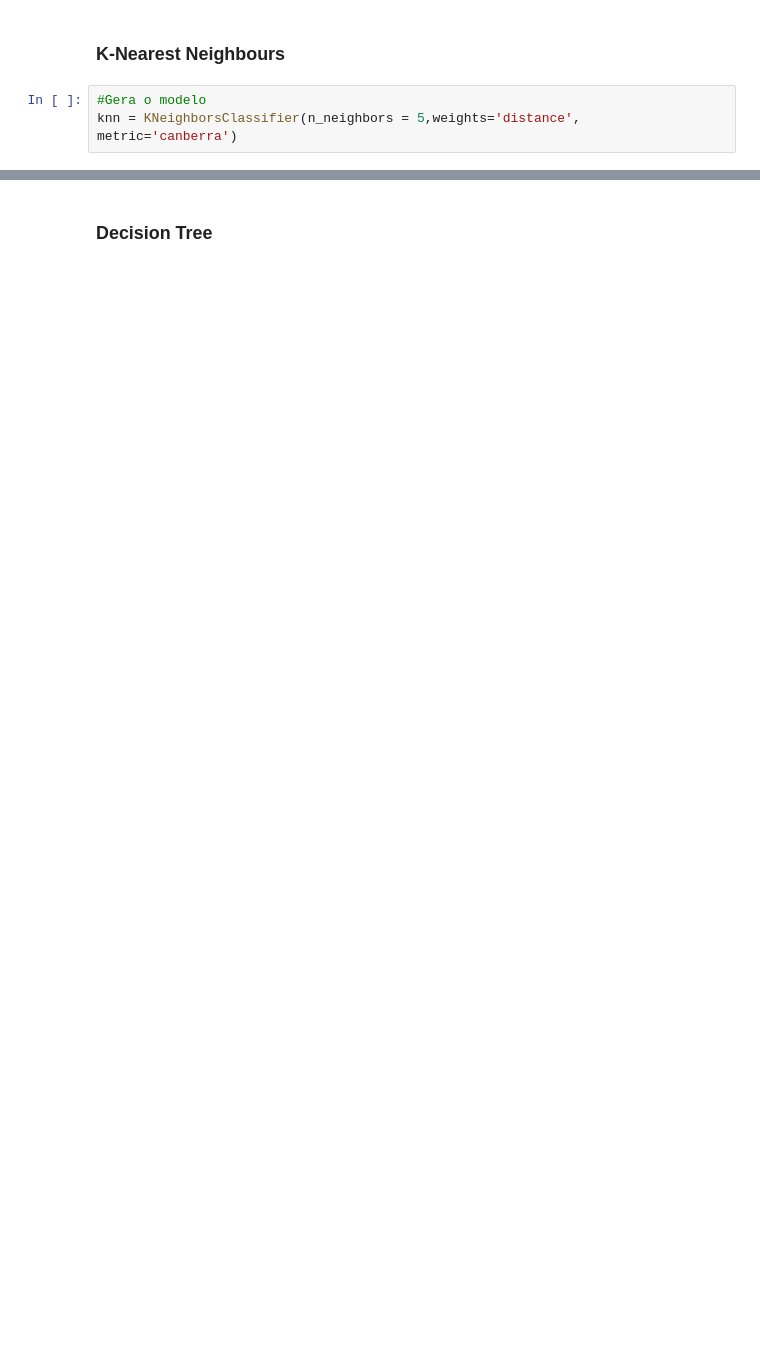
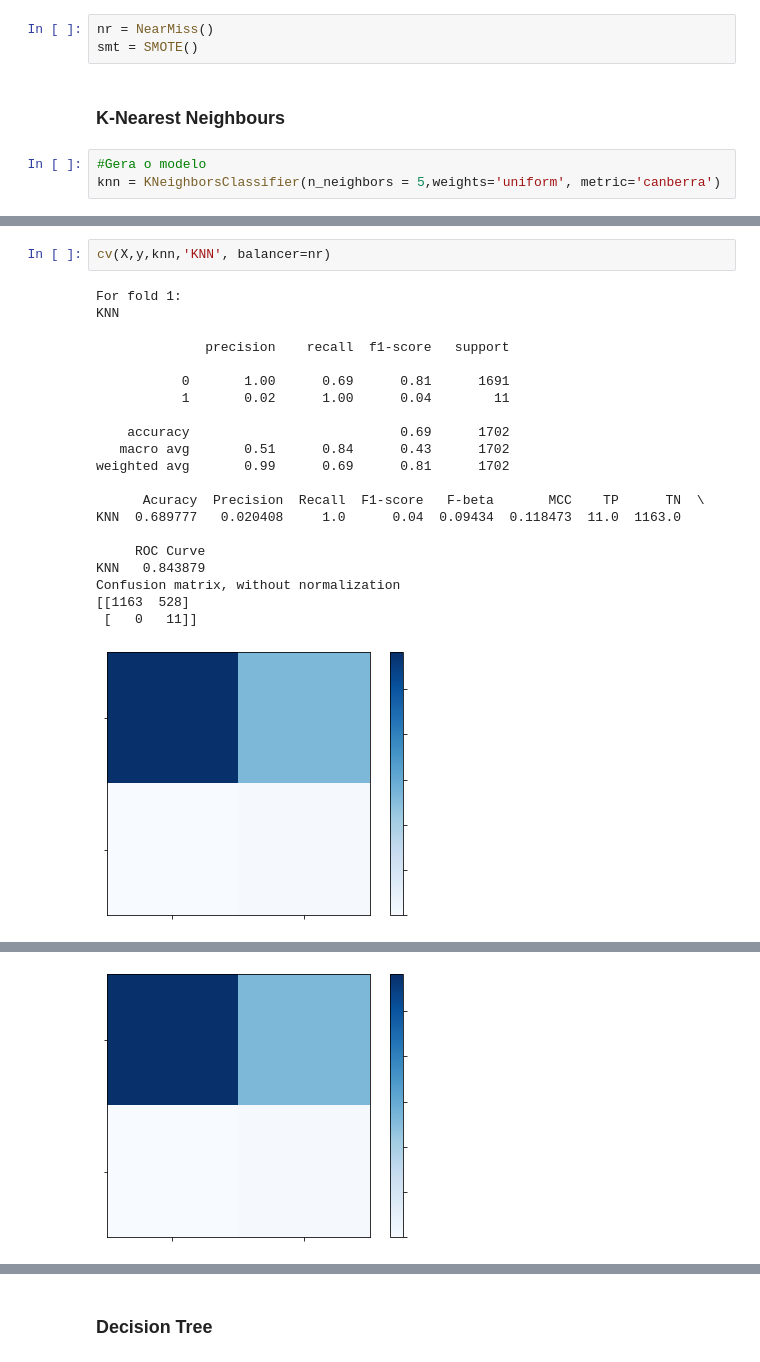
Before and after one commit to juliaavaladares/accountsclassification, a Jupyter notebook: classificacao_contas.ipynb, the cells around one changed output, grey strips where cells are left out. Saved outputs shown, nothing was run; the diff lists cells and outputs as text; blank space fills up the shorter version.

```diff
--- a/classificacao_contas.ipynb
+++ b/classificacao_contas.ipynb
@@ -413,5 +417,8 @@ Counter({0: 5071, 1: 35})
+# %%
+nr = NearMiss()
+smt = SMOTE()
 # %% [markdown]
 ### K-Nearest Neighbours
 # %%
 #Gera o modelo
-knn = KNeighborsClassifier(n_neighbors = 5,weights='distance', metric='canberra')
+knn = KNeighborsClassifier(n_neighbors = 5,weights='uniform', metric='canberra')
@@ -538,0 +550,24 @@ Confusion matrix, without normalization
+# %%
+cv(X,y,knn,'KNN', balancer=nr)
+# %% [output]
+For fold 1:
+KNN
+
+              precision    recall  f1-score   support
+
+           0       1.00      0.69      0.81      1691
+           1       0.02      1.00      0.04        11
+
+    accuracy                           0.69      1702
+   macro avg       0.51      0.84      0.43      1702
+weighted avg       0.99      0.69      0.81      1702
+
+      Acuracy  Precision  Recall  F1-score   F-beta       MCC    TP      TN  \
+KNN  0.689777   0.020408     1.0      0.04  0.09434  0.118473  11.0  1163.0
+
+     ROC Curve
+KNN   0.843879
+Confusion matrix, without normalization
+[[1163  528]
+ [   0   11]]
+[figure, added]
@@ -538,0 +594 @@ Confusion matrix, without normalization
+[figure, added]
```
Also changed, not shown: parts of 18 cells of this notebook.
